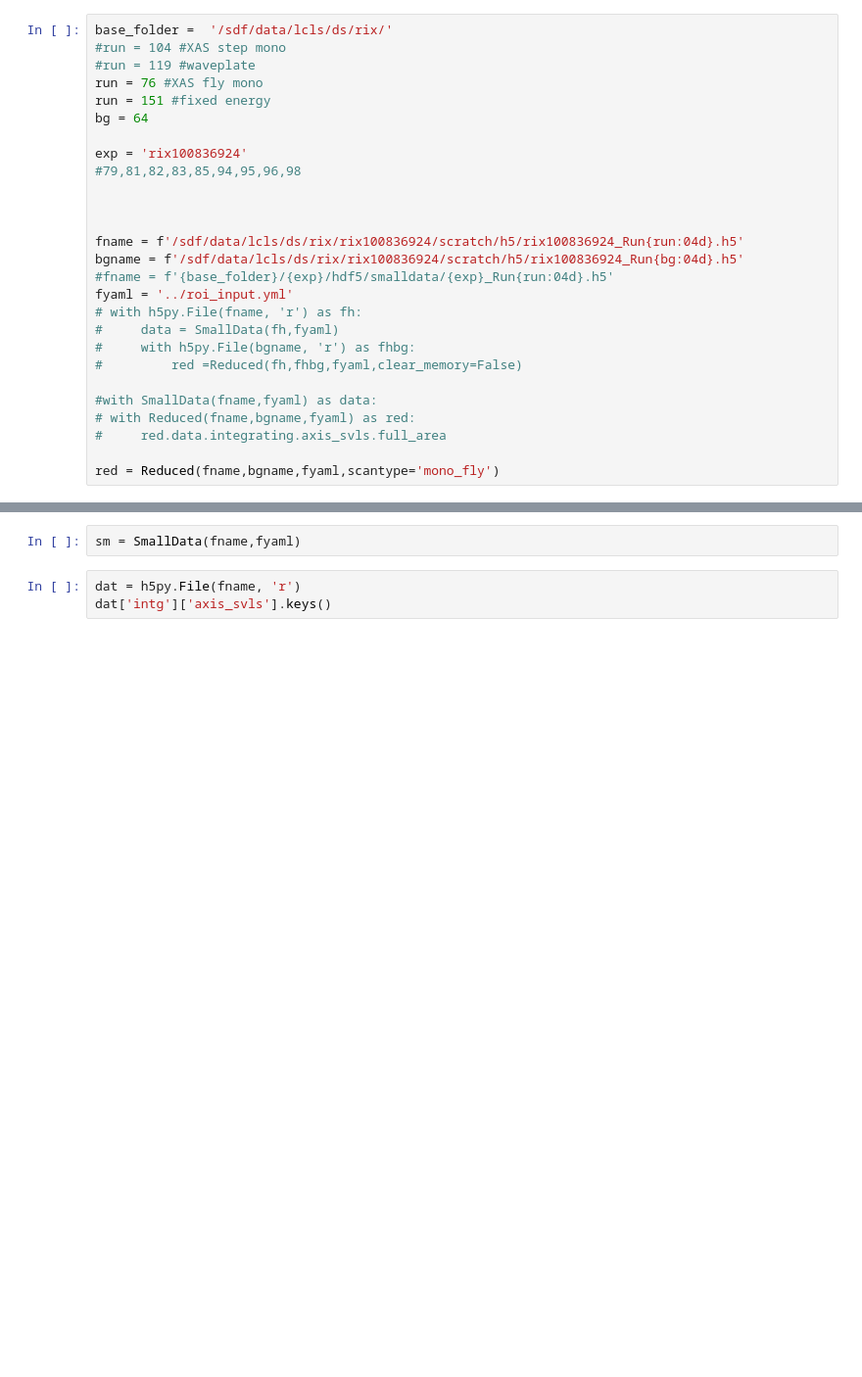
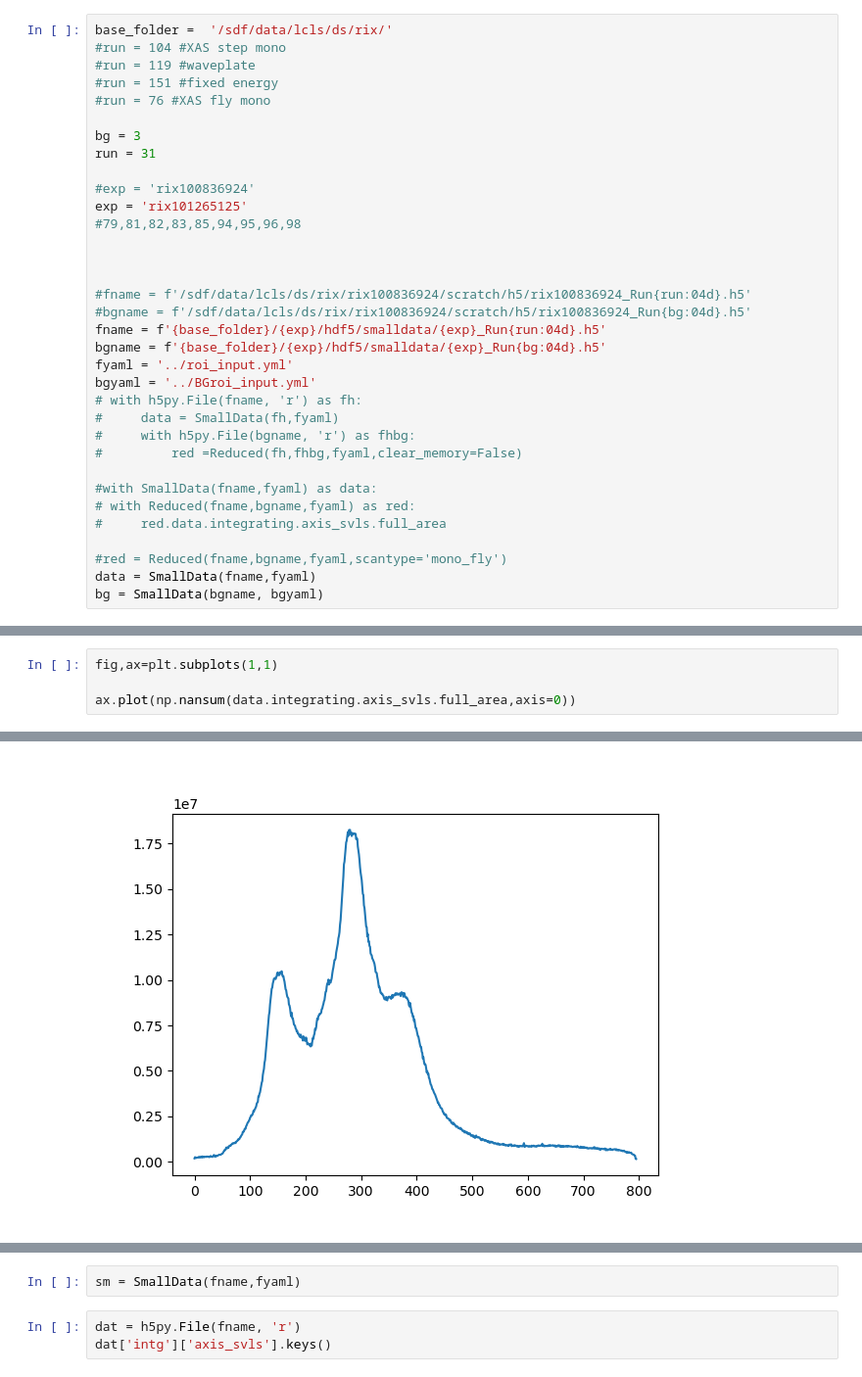
Before and after one commit to AmkeNimm/DataAcceleratorChemRIXS, a Jupyter notebook: jupyter_notebook/test.ipynb, the cells around one changed output, grey strips where cells are left out. Shown at 98% size. Saved outputs shown, nothing was run; the diff lists cells and outputs as text; blank space fills up the shorter version.

```diff
--- a/jupyter_notebook/test.ipynb
+++ b/jupyter_notebook/test.ipynb
@@ -13,19 +12,24 @@ from chemrixs.process import Reduced
 base_folder =  '/sdf/data/lcls/ds/rix/'
 #run = 104 #XAS step mono
 #run = 119 #waveplate
-run = 76 #XAS fly mono
-run = 151 #fixed energy
-bg = 64
+#run = 151 #fixed energy
+#run = 76 #XAS fly mono
 
-exp = 'rix100836924'
+bg = 3
+run = 31
+
+#exp = 'rix100836924'
+exp = 'rix101265125'
 #79,81,82,83,85,94,95,96,98
 
 
 
-fname = f'/sdf/data/lcls/ds/rix/rix100836924/scratch/h5/rix100836924_Run{run:04d}.h5'
-bgname = f'/sdf/data/lcls/ds/rix/rix100836924/scratch/h5/rix100836924_Run{bg:04d}.h5'
-#fname = f'{base_folder}/{exp}/hdf5/smalldata/{exp}_Run{run:04d}.h5'
+#fname = f'/sdf/data/lcls/ds/rix/rix100836924/scratch/h5/rix100836924_Run{run:04d}.h5'
+#bgname = f'/sdf/data/lcls/ds/rix/rix100836924/scratch/h5/rix100836924_Run{bg:04d}.h5'
+fname = f'{base_folder}/{exp}/hdf5/smalldata/{exp}_Run{run:04d}.h5'
+bgname = f'{base_folder}/{exp}/hdf5/smalldata/{exp}_Run{bg:04d}.h5'
 fyaml = '../roi_input.yml'
+bgyaml = '../BGroi_input.yml'
 # with h5py.File(fname, 'r') as fh:
 #     data = SmallData(fh,fyaml)
 #     with h5py.File(bgname, 'r') as fhbg:
@@ -35,4 +39,6 @@ fyaml = '../roi_input.yml'
 # with Reduced(fname,bgname,fyaml) as red:
 #     red.data.integrating.axis_svls.full_area
 
-red = Reduced(fname,bgname,fyaml,scantype='mono_fly')
+#red = Reduced(fname,bgname,fyaml,scantype='mono_fly')
+data = SmallData(fname,fyaml)
+bg = SmallData(bgname, bgyaml)
@@ -57,0 +68,5 @@ np.sum(red.andor_vls_off)
+# %%
+fig,ax=plt.subplots(1,1)
+
+ax.plot(np.nansum(data.integrating.axis_svls.full_area,axis=0))
+# %% [output]
@@ -57,0 +74 @@ np.sum(red.andor_vls_off)
+[figure, added]
```
Also changed, not shown: parts of 17 cells of this notebook, 4 other files.
